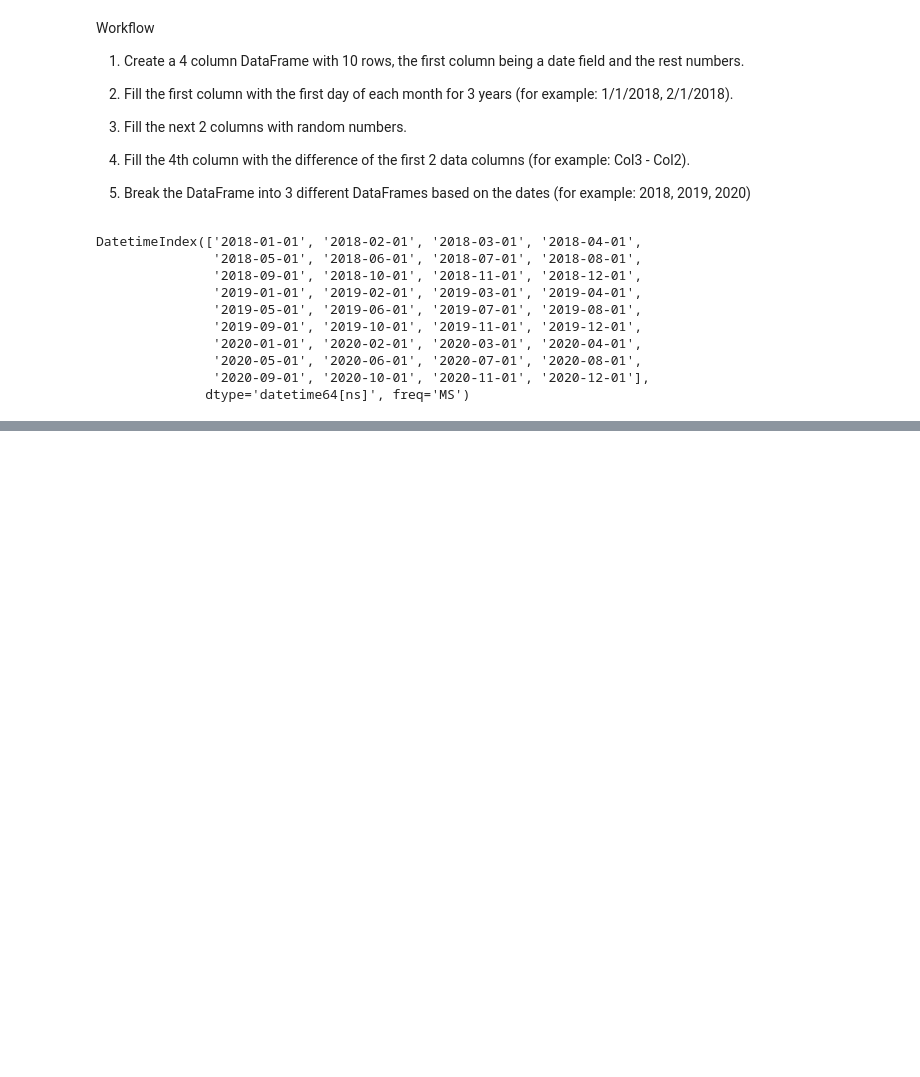
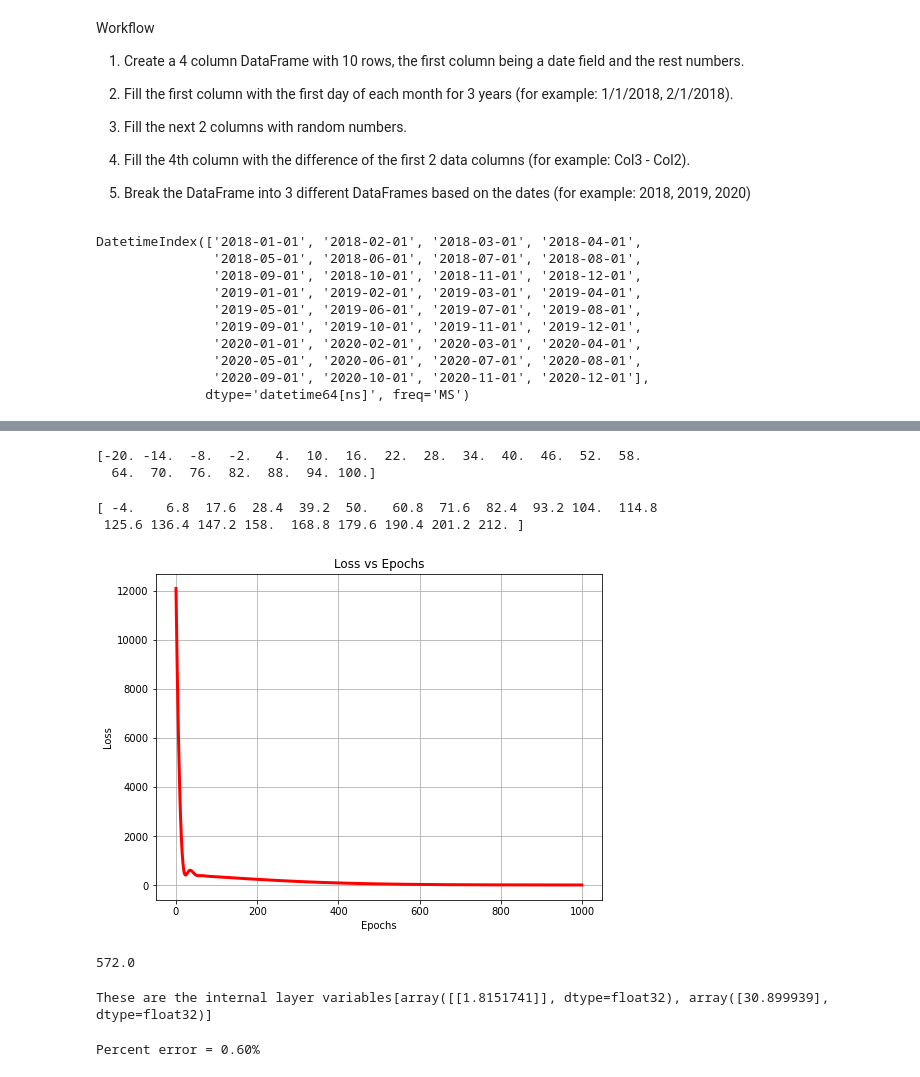
Before and after one commit to phoitack/Manning_DL_Predicting_Basketball_Scores, a Jupyter notebook: Chapter_01.ipynb, the cells around one changed output, grey strips where cells are left out. Cells and saved outputs as stored; diff of their text form; code cells hidden in the pictures; blank space fills up the shorter version.

```diff
--- a/Chapter_01.ipynb
+++ b/Chapter_01.ipynb
@@ -150,0 +174,5 @@ df3
+# %%
+# Create model
+L1 = tf.keras.layers.Dense(units=1, input_shape=[1])
+model = tf.keras.Sequential(L1)
+model.compile(optimizer = tf.keras.optimizers.Adam(0.1), loss='mse', metrics='mse')
@@ -150,0 +192,34 @@ df3
+# %%
+# Create a test case of about 20 points
+celcius = np.linspace(-20,100,21)
+print(celcius)
+# %% [output]
+[-20. -14.  -8.  -2.   4.  10.  16.  22.  28.  34.  40.  46.  52.  58.
+  64.  70.  76.  82.  88.  94. 100.]
+# %%
+fahrenheit = CtoF(celcius)
+print(fahrenheit)
+# %% [output]
+[ -4.    6.8  17.6  28.4  39.2  50.   60.8  71.6  82.4  93.2 104.  114.8
+ 125.6 136.4 147.2 158.  168.8 179.6 190.4 201.2 212. ]
+# %%
+# Now let's train our Neural Network
+history = model.fit(celcius,fahrenheit,epochs=1000,verbose=False)
+# %%
+# Plot loss history
+fig = plt.figure(figsize=(8,6))
+plt.xlabel('Epochs')
+plt.ylabel("Loss")
+plt.title("Loss vs Epochs")
+plt.plot(history.history['loss'],linewidth=3,color='red')
+plt.grid()
+plt.show()
+# %% [output]
+[figure, added]
+# %%
+# Now lets make a prediction
+x_test = 300
+y_test = CtoF(x_test)
+print(y_test)
+# %% [output]
+572.0
@@ -150,0 +228,11 @@ df3
+# %%
+# Lets look at the weights
+print('These are the internal layer variables{}'.format(L1.get_weights()))
+# %% [output]
+These are the internal layer variables[array([[1.8151741]], dtype=float32), array([30.899939], dtype=float32)]
+# %%
+error = y_pred - y_test
+
+print('Percent error = {:.2f}%'.format(error[0][0]/(y_test)*100))
+# %% [output]
+Percent error = 0.60%
```
Also changed, not shown: parts of 12 cells of this notebook.
